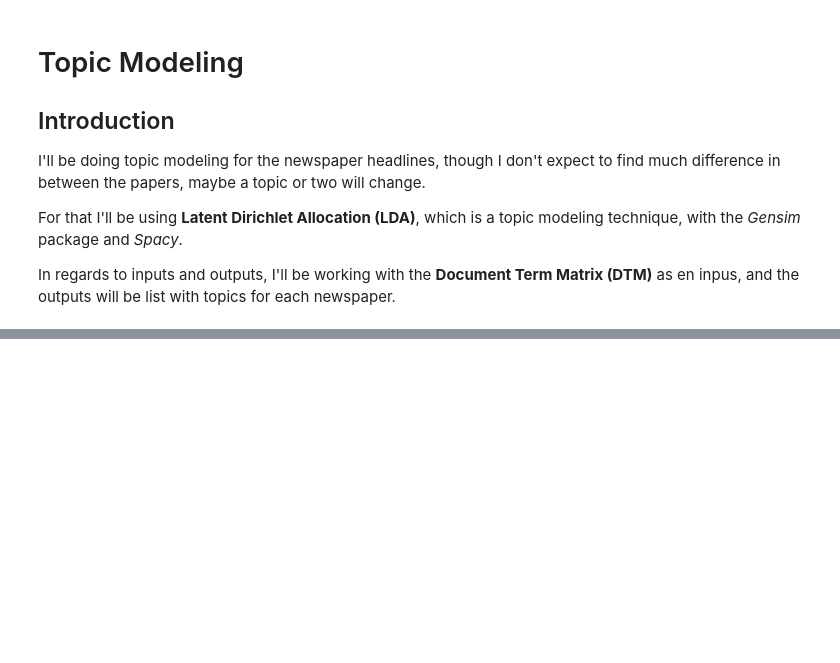
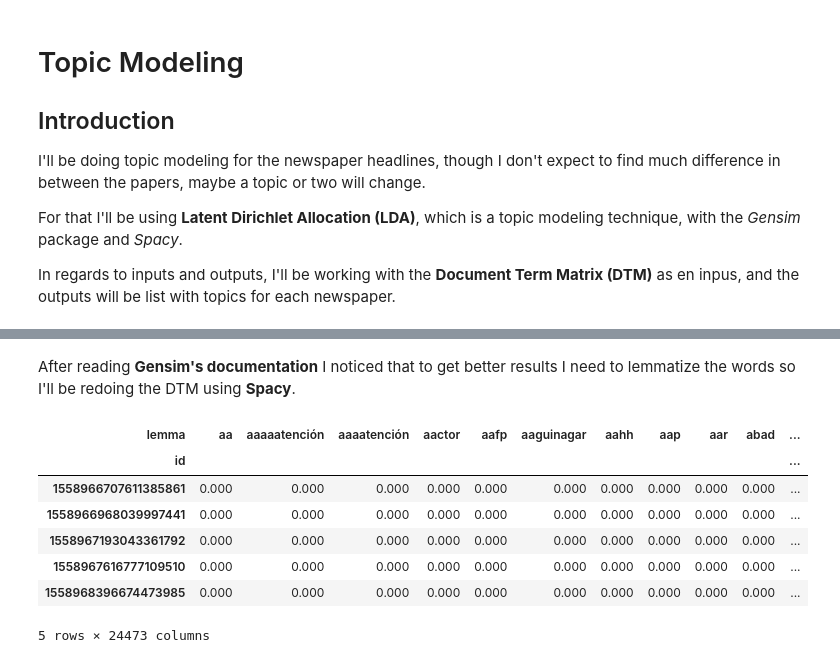
Before and after one commit to drearondov/NLP-newspapersAnalysis, a Jupyter notebook: notebooks/0.4-aerv-topic-modeling.ipynb, the cells around one changed output, grey strips where cells are left out. Saved outputs shown, nothing was run; the diff lists cells and outputs as text; code cells hidden in the pictures; blank space fills up the shorter version.

```diff
--- a/notebooks/0.4-aerv-topic-modeling.ipynb
+++ b/notebooks/0.4-aerv-topic-modeling.ipynb
@@ -58,0 +41,4 @@ lda.print_topics()
+# %%
+dtm = pd.read_pickle(f"{BASE_DIR}/data/processed/dtm-{TIME_STAMPS[0]}-{TIME_STAMPS[-1]}.pkl")
+stats_data = pd.read_feather(f"{BASE_DIR}/data/processed/stats_data-{TIME_STAMPS[0]}-{TIME_STAMPS[-1]}.feather")
+data_dtm = pd.read_pickle(f"{BASE_DIR}/data/processed/data-dtm-{TIME_STAMPS[0]}-{TIME_STAMPS[-1]}.pkl")
@@ -58,0 +85,13 @@ lda.print_topics()
+# %% [markdown]
+After reading **Gensim's documentation** I noticed that to get better results I need to lemmatize the words so I'll be redoing the DTM using **Spacy**.
+# %%
+dtm.head()
+# %% [output]
+| lemma | aa | aaaaatención | aaaatención | aactor | aafp | aaguinagar | aahh | aap | aar | abad | ... |
+| id |  |  |  |  |  |  |  |  |  |  | ... |
+| 1558966707611385861 | 0.000 | 0.000 | 0.000 | 0.000 | 0.000 | 0.000 | 0.000 | 0.000 | 0.000 | 0.000 | ... |
+| 1558966968039997441 | 0.000 | 0.000 | 0.000 | 0.000 | 0.000 | 0.000 | 0.000 | 0.000 | 0.000 | 0.000 | ... |
+| 1558967193043361792 | 0.000 | 0.000 | 0.000 | 0.000 | 0.000 | 0.000 | 0.000 | 0.000 | 0.000 | 0.000 | ... |
+| 1558967616777109510 | 0.000 | 0.000 | 0.000 | 0.000 | 0.000 | 0.000 | 0.000 | 0.000 | 0.000 | 0.000 | ... |
+| 1558968396674473985 | 0.000 | 0.000 | 0.000 | 0.000 | 0.000 | 0.000 | 0.000 | 0.000 | 0.000 | 0.000 | ... |
+5 rows × 24473 columns
```
Also changed, not shown: parts of 19 cells of this notebook, 2 other files.
